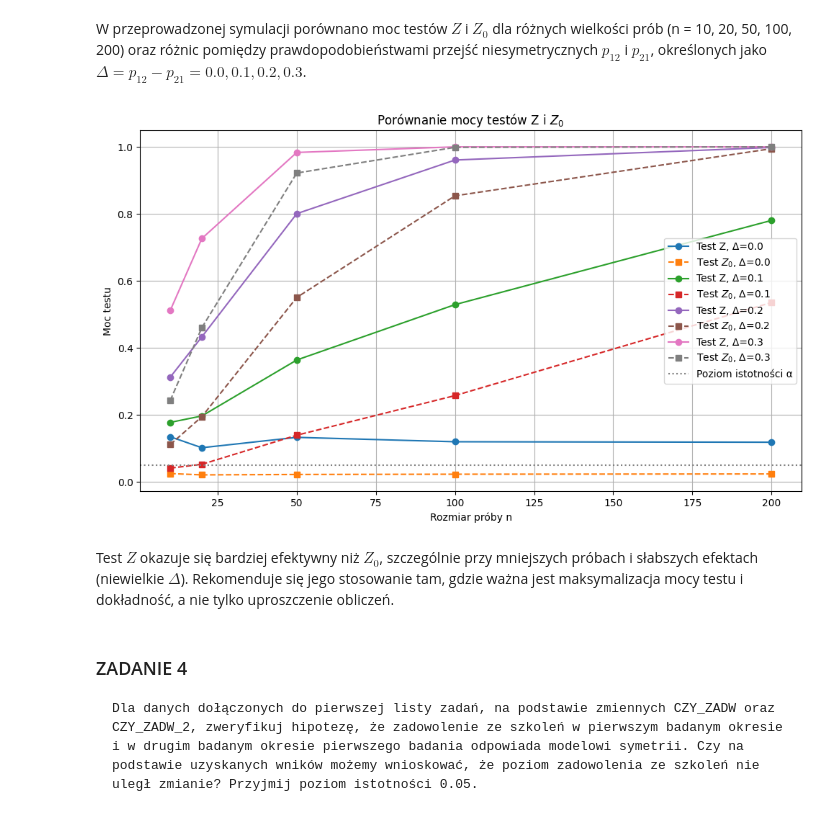
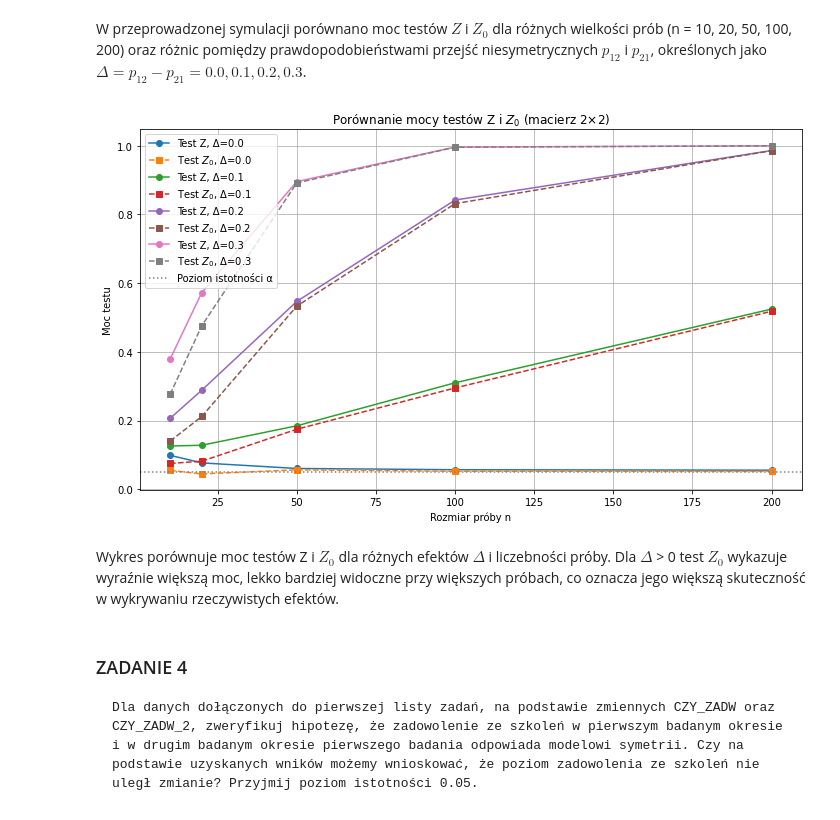
Before and after one commit to Jagaxxx/ADA_raporty, a Jupyter notebook: raport3/raport_l3.ipynb, the cells around one changed output. Saved outputs shown, nothing was run; the diff lists cells and outputs as text; code cells hidden in the pictures.

```diff
--- a/raport3/raport_l3.ipynb
+++ b/raport3/raport_l3.ipynb
@@ -231,12 +239,18 @@ Z_0 = \dfrac{D}{\sqrt{\sigma_0^2}}, \quad \text{gdzie} \quad
 \sigma_0^2 = \dfrac{Y_{12} + Y_{21}}{n^2}
 $
 # %%
-def test_Z0(y12, y21, n):
-    p1_plus = y12 / n
-    p_plus1 = y21 / n
-    D = p1_plus - p_plus1
+def test_Z0(array_2x2, n):
+    Y_1_1 = array_2x2[0][0]
+    Y_1_2 = array_2x2[0][1]
+    Y_2_1 = array_2x2[1][0]
+    Y_2_2 = array_2x2[1][1]
 
+    y12 = Y_1_2
+    y21 = Y_2_1
+
+    D = (y12 - y21) / n
     var0 = (y12 + y21) / (n ** 2)
+
     if var0 <= 0:
         return 1.0
 
@@ -257,45 +271,49 @@ results_Z0 = {}
 for delta in delta_values:
     power_Z = []
     power_Z0 = []
-    for n in tqdm(n_values, desc=f"Delta = {delta}"):
-        p12 = 0.25 + delta / 2
-        p21 = 0.25 - delta / 2
 
+    p12 = 0.25 + delta / 2
+    p21 = 0.25 - delta / 2
+    p11 = p22 = (1 - p12 - p21) / 2
+    probs = [p11, p12, p21, p22]
+
+    for n in n_values:
         reject_Z = 0
         reject_Z0 = 0
 
         for _ in range(n_sim):
-            y12 = np.random.binomial(n, p12)
-            y21 = np.random.binomial(n, p21)
+            y_sample = np.random.multinomial(n, probs)
+            array_2x2 = [[y_sample[0], y_sample[1]], [y_sample[2], y_sample[3]]]
 
-            if test_Z(y12, y21, n) < alpha:
+            if test_Z(array_2x2, n) < alpha:
                 reject_Z += 1
-            if test_Z0(y12, y21, n) < alpha:
+            if test_Z0(array_2x2, n) < alpha:
                 reject_Z0 += 1
 
         power_Z.append(reject_Z / n_sim)
         power_Z0.append(reject_Z0 / n_sim)
 
     results_Z[delta] = power_Z
     results_Z0[delta] = power_Z0
 
 plt.figure(figsize=(10, 6))
 for delta in delta_values:
     plt.plot(n_values, results_Z[delta], marker='o', label=f"Test Z, Δ={delta}")
     plt.plot(n_values, results_Z0[delta], marker='s', linestyle='--', label=f"Test $Z_0$, Δ={delta}")
 
 plt.axhline(alpha, color='gray', linestyle=':', label="Poziom istotności α")
-plt.title("Porównanie mocy testów Z i $Z_0$")
+plt.title("Porównanie mocy testów Z i $Z_0$ (macierz 2×2)")
 plt.xlabel("Rozmiar próby n")
 plt.ylabel("Moc testu")
 plt.legend()
 plt.grid(True)
 plt.tight_layout()
 plt.show()
 # %% [output]
-[figure, old version]
+[figure, new version]
-# %% [markdown]
-Test $Z$ okazuje się bardziej efektywny niż $Z_0 $, szczególnie przy mniejszych próbach i słabszych efektach (niewielkie $\Delta$). Rekomenduje się jego stosowanie tam, gdzie ważna jest maksymalizacja mocy testu i dokładność, a nie tylko uproszczenie obliczeń.
+# %% [markdown]
+
+Wykres porównuje moc testów Z i $Z_0$ dla różnych efektów $\Delta$ i liczebności próby. Dla $\Delta$ > 0 test $Z_0$ wykazuje wyraźnie większą moc, lekko bardziej widoczne przy większych próbach, co oznacza jego większą skuteczność w wykrywaniu rzeczywistych efektów.
 # %% [markdown]
 ### ZADANIE 4
     Dla danych dołączonych do pierwszej listy zadań, na podstawie zmiennych CZY_ZADW oraz CZY_ZADW_2, zweryfikuj hipotezę, że zadowolenie ze szkoleń w pierwszym badanym okresie i w drugim badanym okresie pierwszego badania odpowiada modelowi symetrii. Czy na podstawie uzyskanych wników możemy wnioskować, że poziom zadowolenia ze szkoleń nie uległ zmianie? Przyjmij poziom istotności 0.05.
```
Also changed, not shown: parts of 2 cells of this notebook.
